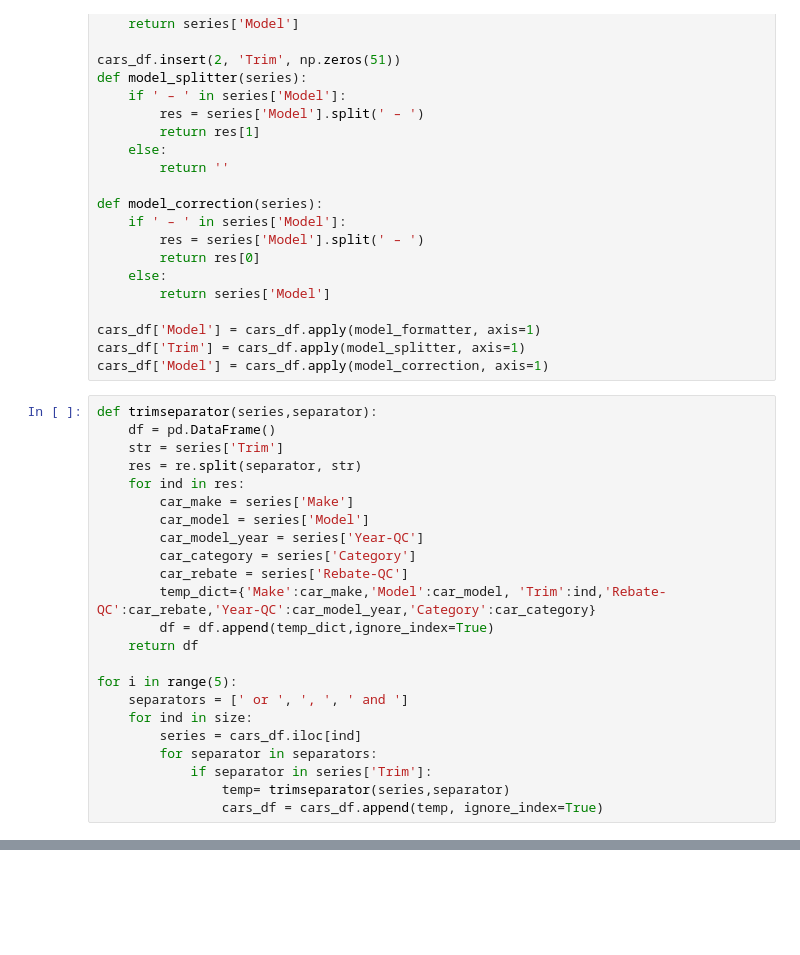
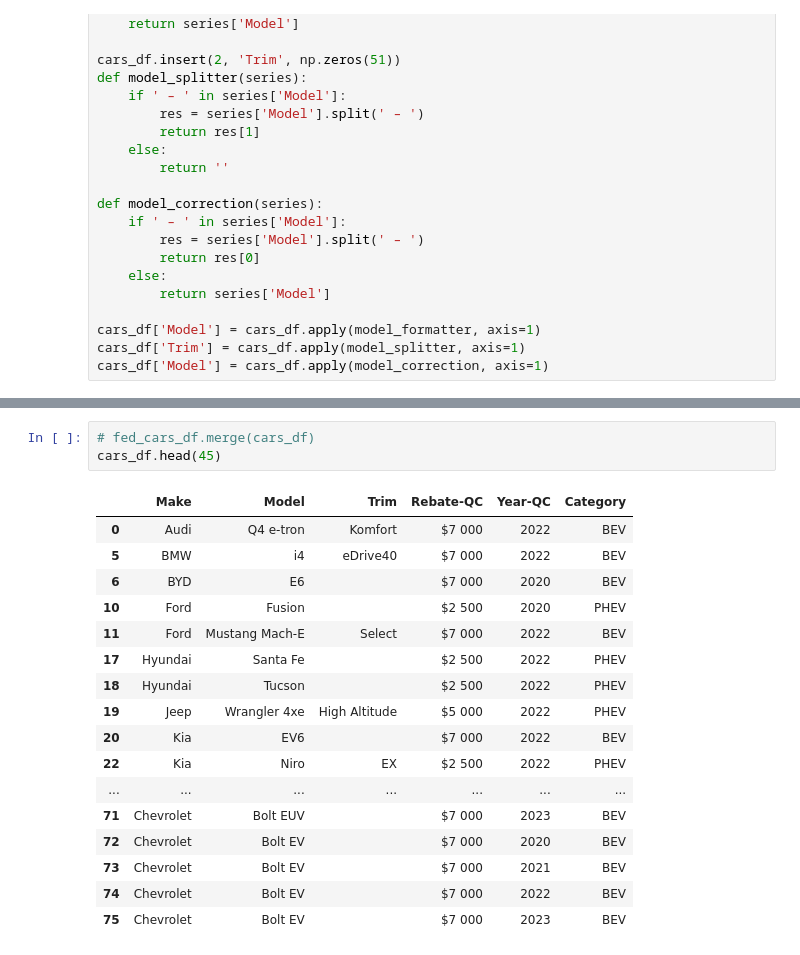
Before and after one commit to JordaanI/EV_Cars, a Jupyter notebook: EV_CARS.ipynb, the cells around one changed output, grey strips where cells are left out. Cells and saved outputs as stored; diff of their text form; blank space fills up the shorter version.

```diff
--- a/EV_CARS.ipynb
+++ b/EV_CARS.ipynb
@@ -337,26 +327,3 @@ def model_correction(series):
 cars_df['Model'] = cars_df.apply(model_formatter, axis=1)
 cars_df['Trim'] = cars_df.apply(model_splitter, axis=1)
 cars_df['Model'] = cars_df.apply(model_correction, axis=1)
-# %%
-def trimseparator(series,separator):
-    df = pd.DataFrame()
-    str = series['Trim']
-    res = re.split(separator, str)
-    for ind in res:
-        car_make = series['Make']
-        car_model = series['Model']
-        car_model_year = series['Year-QC']
-        car_category = series['Category']
-        car_rebate = series['Rebate-QC']
-        temp_dict={'Make':car_make,'Model':car_model, 'Trim':ind,'Rebate-QC':car_rebate,'Year-QC':car_model_year,'Category':car_category}
-        df = df.append(temp_dict,ignore_index=True)
-    return df
-
-for i in range(5):
-    separators = [' or ', ', ', ' and ']
-    for ind in size:
-        series = cars_df.iloc[ind]
-        for separator in separators:
-            if separator in series['Trim']:
-                temp= trimseparator(series,separator)
-                cars_df = cars_df.append(temp, ignore_index=True)
@@ -382,0 +343,21 @@ cars_df.tail(45)
+# %%
+# fed_cars_df.merge(cars_df)
+cars_df.head(45)
+# %% [output]
+|  | Make | Model | Trim | Rebate-QC | Year-QC | Category |
+| 0 | Audi | Q4 e-tron | Komfort | $7 000 | 2022 | BEV |
+| 5 | BMW | i4 | eDrive40 | $7 000 | 2022 | BEV |
+| 6 | BYD | E6 |  | $7 000 | 2020 | BEV |
+| 10 | Ford | Fusion |  | $2 500 | 2020 | PHEV |
+| 11 | Ford | Mustang Mach-E | Select | $7 000 | 2022 | BEV |
+| 17 | Hyundai | Santa Fe |  | $2 500 | 2022 | PHEV |
+| 18 | Hyundai | Tucson |  | $2 500 | 2022 | PHEV |
+| 19 | Jeep | Wrangler 4xe | High Altitude | $5 000 | 2022 | PHEV |
+| 20 | Kia | EV6 |  | $7 000 | 2022 | BEV |
+| 22 | Kia | Niro | EX | $2 500 | 2022 | PHEV |
+| ... | ... | ... | ... | ... | ... | ... |
+| 71 | Chevrolet | Bolt EUV |  | $7 000 | 2023 | BEV |
+| 72 | Chevrolet | Bolt EV |  | $7 000 | 2020 | BEV |
+| 73 | Chevrolet | Bolt EV |  | $7 000 | 2021 | BEV |
+| 74 | Chevrolet | Bolt EV |  | $7 000 | 2022 | BEV |
+| 75 | Chevrolet | Bolt EV |  | $7 000 | 2023 | BEV |
```
Also changed, not shown: parts of 3 cells of this notebook, 3 other files.
